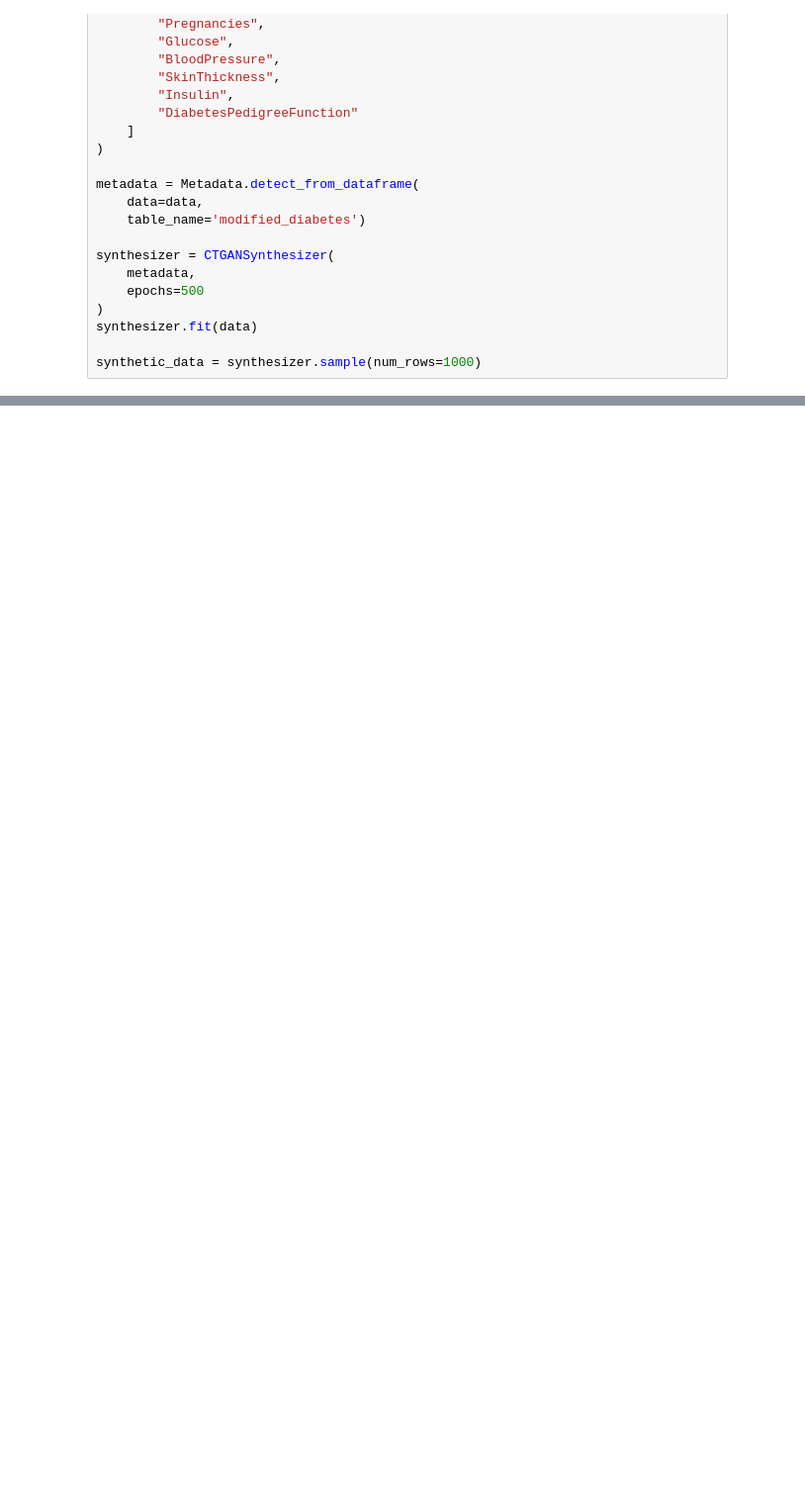
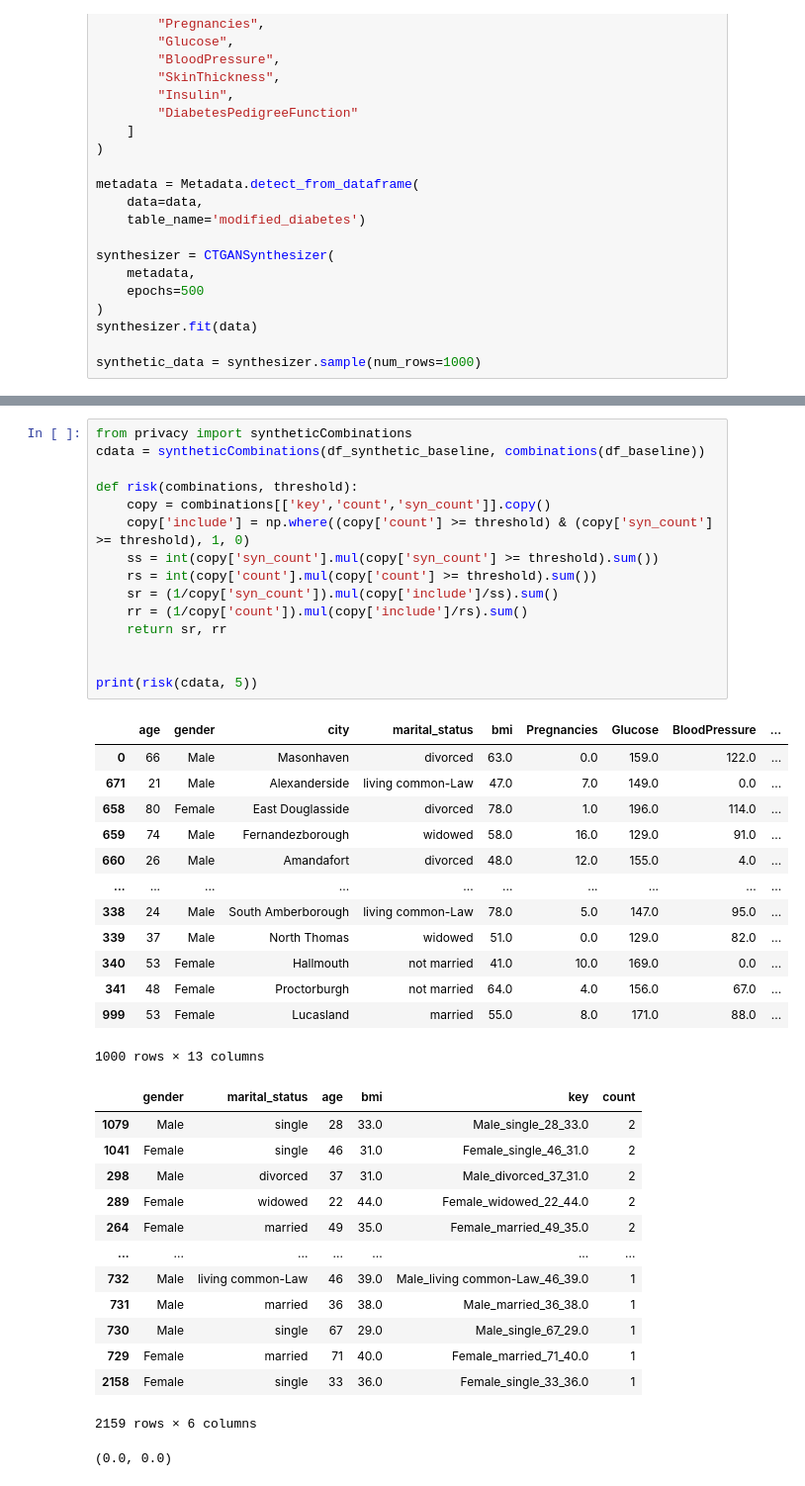
Before and after one commit to bing1100/simul_data, a Jupyter notebook: 1. simulated population.ipynb, the cells around one changed output, grey strips where cells are left out. Shown at 99% size. Saved outputs shown, nothing was run; the diff lists cells and outputs as text; blank space fills up the shorter version.

Commit message:
privacy complete

```diff
--- a/1. simulated population.ipynb
+++ b/1. simulated population.ipynb
@@ -286,0 +342,43 @@ print(sr,rr)
+# %%
+from privacy import syntheticCombinations
+cdata = syntheticCombinations(df_synthetic_baseline, combinations(df_baseline))
+
+def risk(combinations, threshold):
+    copy = combinations[['key','count','syn_count']].copy()
+    copy['include'] = np.where((copy['count'] >= threshold) & (copy['syn_count'] >= threshold), 1, 0)
+    ss = int(copy['syn_count'].mul(copy['syn_count'] >= threshold).sum())
+    rs = int(copy['count'].mul(copy['count'] >= threshold).sum())
+    sr = (1/copy['syn_count']).mul(copy['include']/ss).sum()
+    rr = (1/copy['count']).mul(copy['include']/rs).sum()
+    return sr, rr
+
+
+print(risk(cdata, 5))
+# %% [output]
+|  | age | gender | city | marital_status | bmi | Pregnancies | Glucose | BloodPressure | ... |
+| 0 | 66 | Male | Masonhaven | divorced | 63.0 | 0.0 | 159.0 | 122.0 | ... |
+| 671 | 21 | Male | Alexanderside | living common-Law | 47.0 | 7.0 | 149.0 | 0.0 | ... |
+| 658 | 80 | Female | East Douglasside | divorced | 78.0 | 1.0 | 196.0 | 114.0 | ... |
+| 659 | 74 | Male | Fernandezborough | widowed | 58.0 | 16.0 | 129.0 | 91.0 | ... |
+| 660 | 26 | Male | Amandafort | divorced | 48.0 | 12.0 | 155.0 | 4.0 | ... |
+| ... | ... | ... | ... | ... | ... | ... | ... | ... | ... |
+| 338 | 24 | Male | South Amberborough | living common-Law | 78.0 | 5.0 | 147.0 | 95.0 | ... |
+| 339 | 37 | Male | North Thomas | widowed | 51.0 | 0.0 | 129.0 | 82.0 | ... |
+| 340 | 53 | Female | Hallmouth | not married | 41.0 | 10.0 | 169.0 | 0.0 | ... |
+| 341 | 48 | Female | Proctorburgh | not married | 64.0 | 4.0 | 156.0 | 67.0 | ... |
+| 999 | 53 | Female | Lucasland | married | 55.0 | 8.0 | 171.0 | 88.0 | ... |
+1000 rows × 13 columns
+|  | gender | marital_status | age | bmi | key | count |
+| 1079 | Male | single | 28 | 33.0 | Male_single_28_33.0 | 2 |
+| 1041 | Female | single | 46 | 31.0 | Female_single_46_31.0 | 2 |
+| 298 | Male | divorced | 37 | 31.0 | Male_divorced_37_31.0 | 2 |
+| 289 | Female | widowed | 22 | 44.0 | Female_widowed_22_44.0 | 2 |
+| 264 | Female | married | 49 | 35.0 | Female_married_49_35.0 | 2 |
+| ... | ... | ... | ... | ... | ... | ... |
+| 732 | Male | living common-Law | 46 | 39.0 | Male_living common-Law_46_39.0 | 1 |
+| 731 | Male | married | 36 | 38.0 | Male_married_36_38.0 | 1 |
+| 730 | Male | single | 67 | 29.0 | Male_single_67_29.0 | 1 |
+| 729 | Female | married | 71 | 40.0 | Female_married_71_40.0 | 1 |
+| 2158 | Female | single | 33 | 36.0 | Female_single_33_36.0 | 1 |
+2159 rows × 6 columns
+(0.0, 0.0)
```
Also changed, not shown: parts of 5 cells of this notebook, 1 other file.
